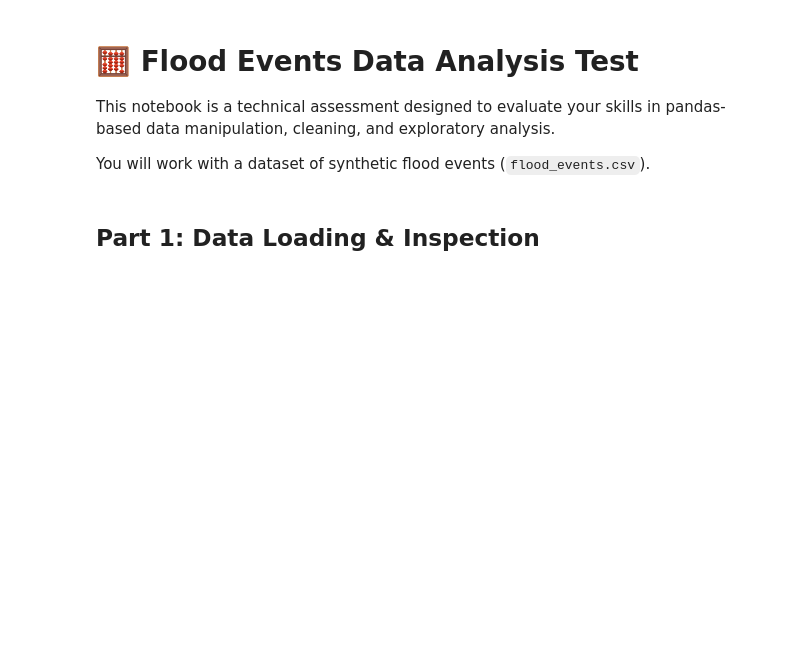
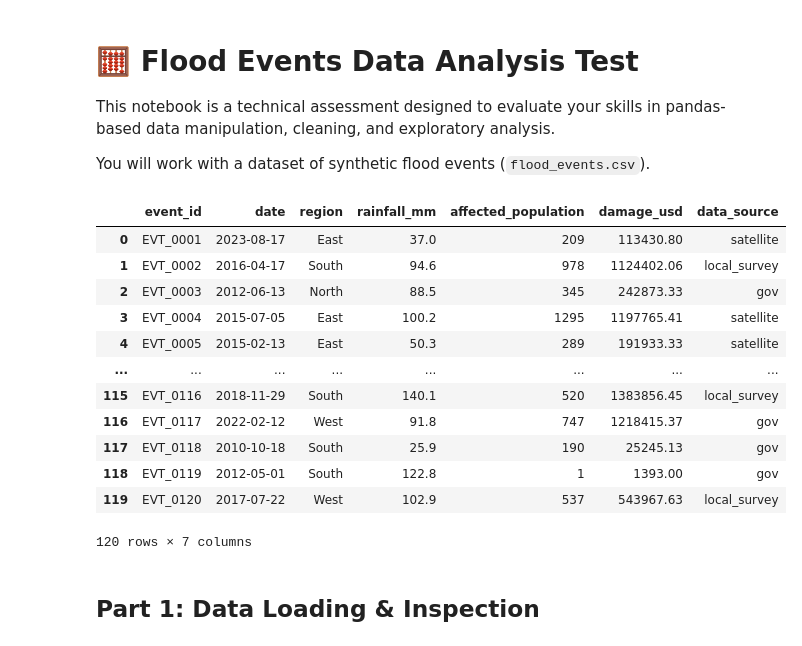
Before and after one commit to doclements/coding_test, a Jupyter notebook: flood_data_analysis_test.ipynb, the cells around one changed output. Cells and saved outputs as stored; diff of their text form; code cells hidden in the pictures; blank space fills up the shorter version.

```diff
--- a/flood_data_analysis_test.ipynb
+++ b/flood_data_analysis_test.ipynb
@@ -6,12 +6,22 @@ You will work with a dataset of synthetic flood events (`flood_events.csv`).
 # %%
 import pandas as pd
 import numpy as np
 import matplotlib.pyplot as plt
 import seaborn as sns
-
-# Load dataset
-df = pd.read_csv('flood_events.csv')
-df.head()
+# %% [output]
+|  | event_id | date | region | rainfall_mm | affected_population | damage_usd | data_source |
+| 0 | EVT_0001 | 2023-08-17 | East | 37.0 | 209 | 113430.80 | satellite |
+| 1 | EVT_0002 | 2016-04-17 | South | 94.6 | 978 | 1124402.06 | local_survey |
+| 2 | EVT_0003 | 2012-06-13 | North | 88.5 | 345 | 242873.33 | gov |
+| 3 | EVT_0004 | 2015-07-05 | East | 100.2 | 1295 | 1197765.41 | satellite |
+| 4 | EVT_0005 | 2015-02-13 | East | 50.3 | 289 | 191933.33 | satellite |
+| ... | ... | ... | ... | ... | ... | ... | ... |
+| 115 | EVT_0116 | 2018-11-29 | South | 140.1 | 520 | 1383856.45 | local_survey |
+| 116 | EVT_0117 | 2022-02-12 | West | 91.8 | 747 | 1218415.37 | gov |
+| 117 | EVT_0118 | 2010-10-18 | South | 25.9 | 190 | 25245.13 | gov |
+| 118 | EVT_0119 | 2012-05-01 | South | 122.8 | 1 | 1393.00 | gov |
+| 119 | EVT_0120 | 2017-07-22 | West | 102.9 | 537 | 543967.63 | local_survey |
+120 rows × 7 columns
 # %% [markdown]
 ## Part 1: Data Loading & Inspection
 # %%
```
Also changed, not shown: parts of 15 cells of this notebook.
